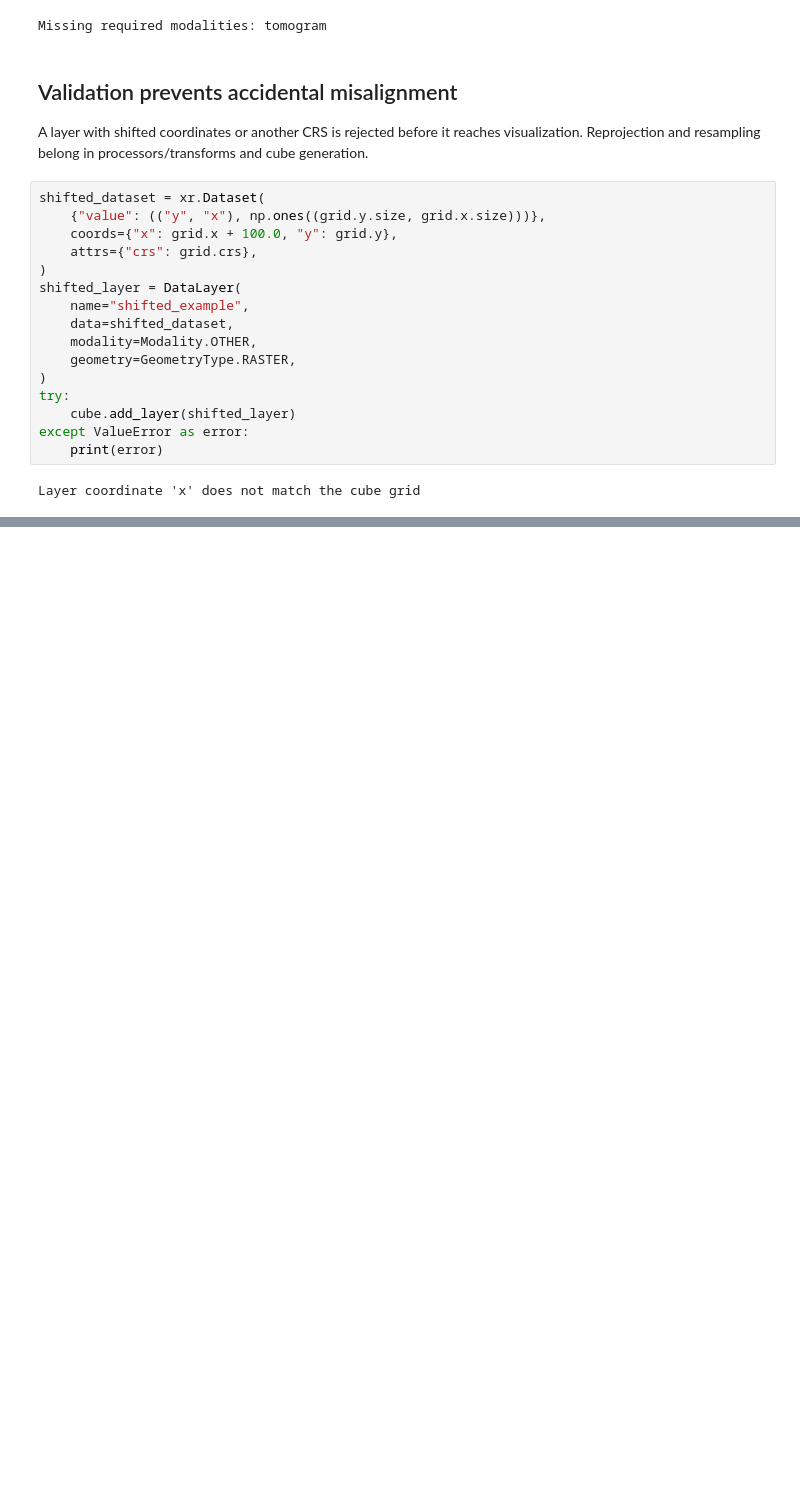
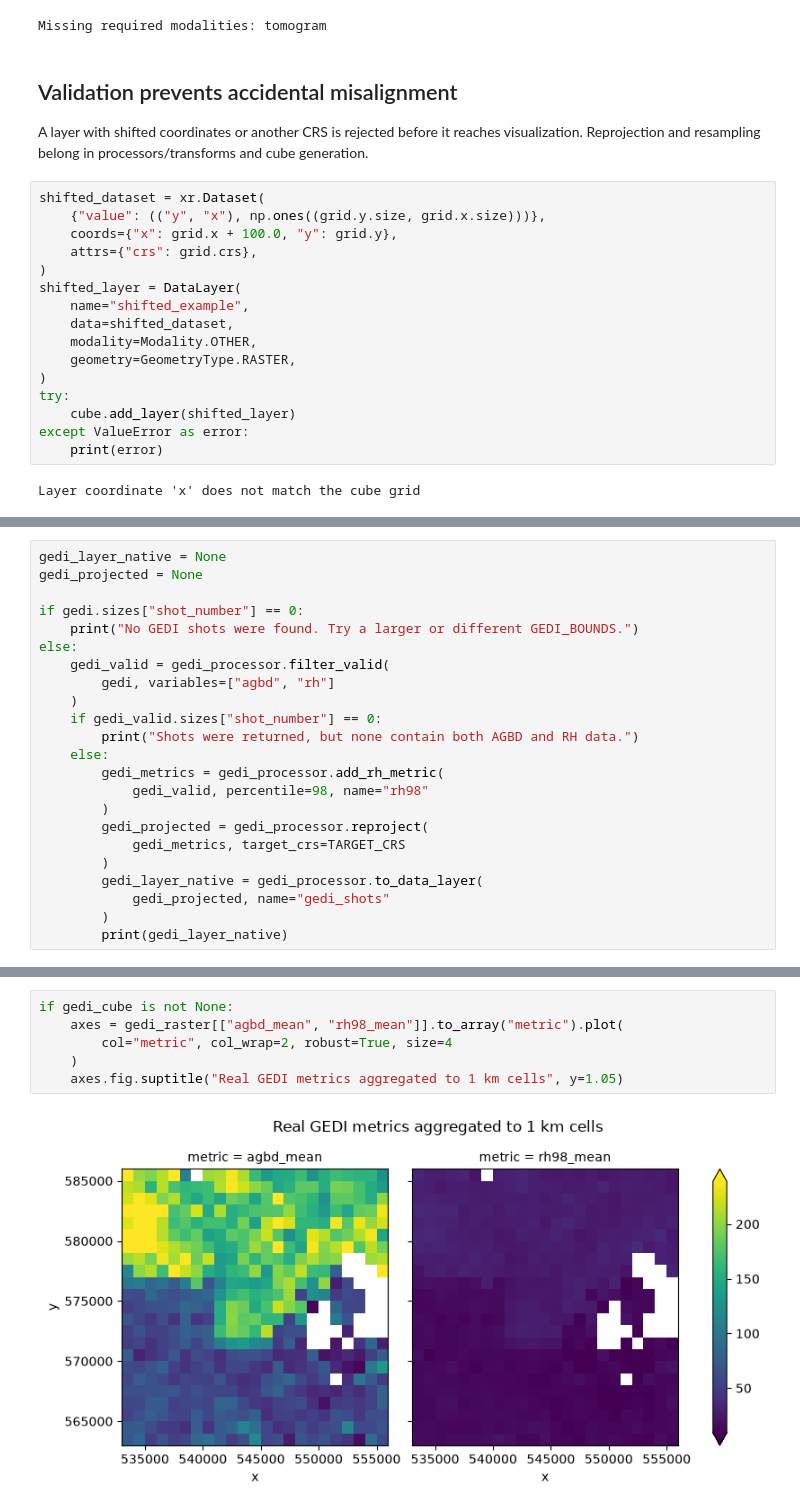
Before and after one commit to BioPAL/biomass-hackathon-2026, a Jupyter notebook: topics/04-3D-TOMO-CANOPY-VISUALIZER/tomo-canopy/examples/data_interface.ipynb, the cells around one changed output, grey strips where cells are left out. Drawn from its saved outputs; the diff is of its cells as text; blank space fills up the shorter version.

Commit message:
Gedi processor (#58)
* add dependencies

* add gedi processor notebook

* inititate gedi processor

* add pytest gedi processor

* add gedi processor in readme

```diff
--- a/topics/04-3D-TOMO-CANOPY-VISUALIZER/tomo-canopy/examples/data_interface.ipynb
+++ b/topics/04-3D-TOMO-CANOPY-VISUALIZER/tomo-canopy/examples/data_interface.ipynb
@@ -166,0 +259,23 @@ Layer coordinate 'x' does not match the cube grid
+# %%
+gedi_layer_native = None
+gedi_projected = None
+
+if gedi.sizes["shot_number"] == 0:
+    print("No GEDI shots were found. Try a larger or different GEDI_BOUNDS.")
+else:
+    gedi_valid = gedi_processor.filter_valid(
+        gedi, variables=["agbd", "rh"]
+    )
+    if gedi_valid.sizes["shot_number"] == 0:
+        print("Shots were returned, but none contain both AGBD and RH data.")
+    else:
+        gedi_metrics = gedi_processor.add_rh_metric(
+            gedi_valid, percentile=98, name="rh98"
+        )
+        gedi_projected = gedi_processor.reproject(
+            gedi_metrics, target_crs=TARGET_CRS
+        )
+        gedi_layer_native = gedi_processor.to_data_layer(
+            gedi_projected, name="gedi_shots"
+        )
+        print(gedi_layer_native)
@@ -166,0 +380,8 @@ Layer coordinate 'x' does not match the cube grid
+# %%
+if gedi_cube is not None:
+    axes = gedi_raster[["agbd_mean", "rh98_mean"]].to_array("metric").plot(
+        col="metric", col_wrap=2, robust=True, size=4
+    )
+    axes.fig.suptitle("Real GEDI metrics aggregated to 1 km cells", y=1.05)
+# %% [output]
+[figure, added]
```
Also changed, not shown: parts of 17 cells of this notebook, 7 other files.
